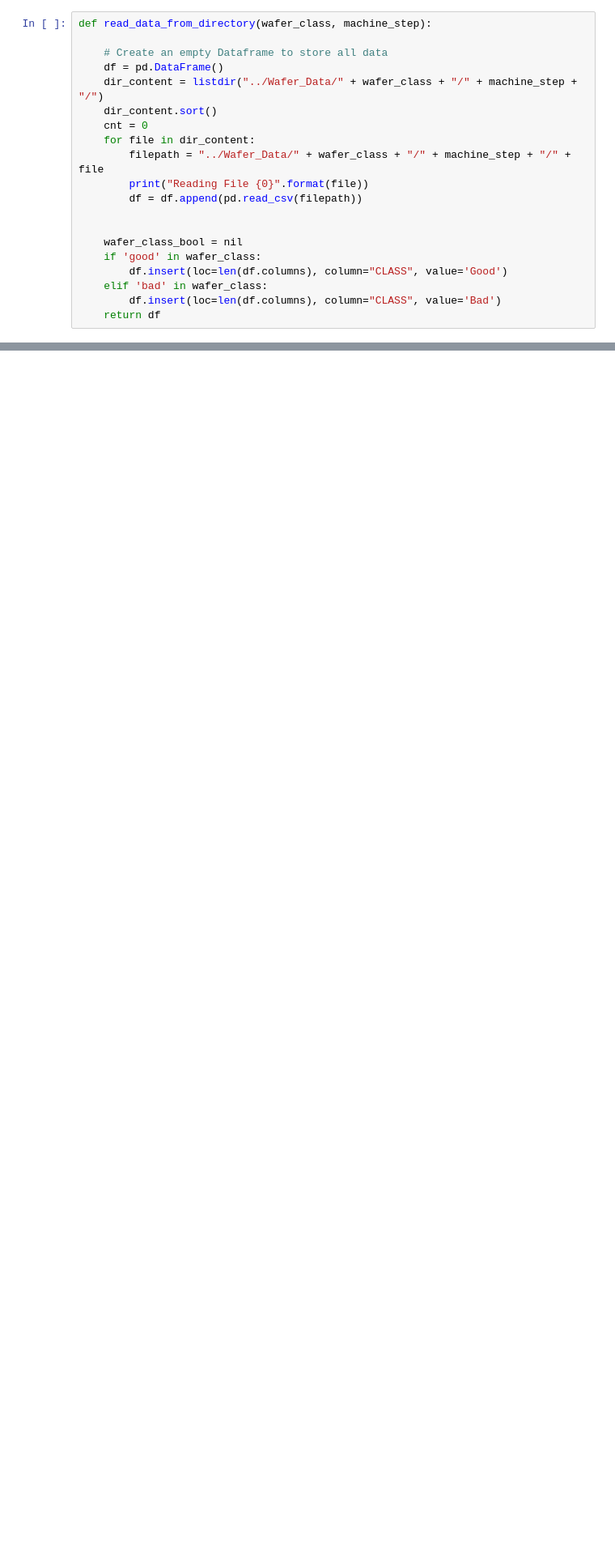
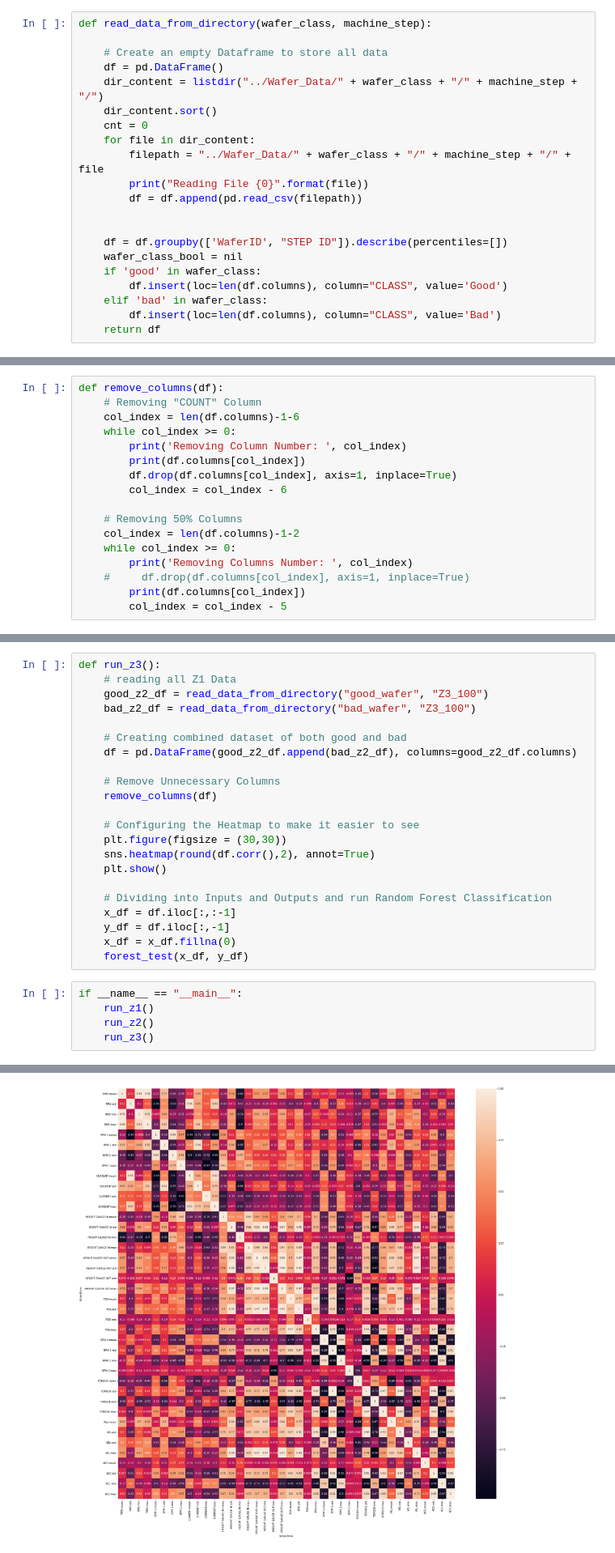
Before and after one commit to jrajsingh/COEN_281_Group_Project, a Jupyter notebook: m2.ipynb, the cells around one changed output, grey strips where cells are left out. Shown at 81% size. Cells and saved outputs as stored; diff of their text form; blank space fills up the shorter version.

Commit message:
Changing to perform wafer level modeling

```diff
--- a/m2.ipynb
+++ b/m2.ipynb
@@ -37,6 +37,7 @@ def read_data_from_directory(wafer_class, machine_step):
         df = df.append(pd.read_csv(filepath))
 
 
+    df = df.groupby(['WaferID', "STEP ID"]).describe(percentiles=[])
     wafer_class_bool = nil
     if 'good' in wafer_class:
         df.insert(loc=len(df.columns), column="CLASS", value='Good')
@@ -98,0 +47,17 @@ weighted avg       0.99      0.99      0.99    213937
+# %%
+def remove_columns(df):
+    # Removing "COUNT" Column
+    col_index = len(df.columns)-1-6
+    while col_index >= 0:
+        print('Removing Column Number: ', col_index)
+        print(df.columns[col_index])
+        df.drop(df.columns[col_index], axis=1, inplace=True)
+        col_index = col_index - 6
+
+    # Removing 50% Columns
+    col_index = len(df.columns)-1-2
+    while col_index >= 0:
+        print('Removing Columns Number: ', col_index)
+    #     df.drop(df.columns[col_index], axis=1, inplace=True)
+        print(df.columns[col_index])
+        col_index = col_index - 5
@@ -98,0 +108,28 @@ weighted avg       0.99      0.99      0.99    213937
+# %%
+def run_z3():
+    # reading all Z1 Data
+    good_z2_df = read_data_from_directory("good_wafer", "Z3_100")
+    bad_z2_df = read_data_from_directory("bad_wafer", "Z3_100")
+
+    # Creating combined dataset of both good and bad
+    df = pd.DataFrame(good_z2_df.append(bad_z2_df), columns=good_z2_df.columns)
+
+    # Remove Unnecessary Columns
+    remove_columns(df)
+
+    # Configuring the Heatmap to make it easier to see
+    plt.figure(figsize = (30,30))
+    sns.heatmap(round(df.corr(),2), annot=True)
+    plt.show()
+
+    # Dividing into Inputs and Outputs and run Random Forest Classification
+    x_df = df.iloc[:,:-1]
+    y_df = df.iloc[:,-1]
+    x_df = x_df.fillna(0)
+    forest_test(x_df, y_df)
+# %%
+if __name__ == "__main__":
+    run_z1()
+    run_z2()
+    run_z3()
+# %% [output]
@@ -98,0 +153 @@ weighted avg       0.99      0.99      0.99    213937
+[figure, added]
```
Also changed, not shown: parts of 9 cells of this notebook, 2 other files.
